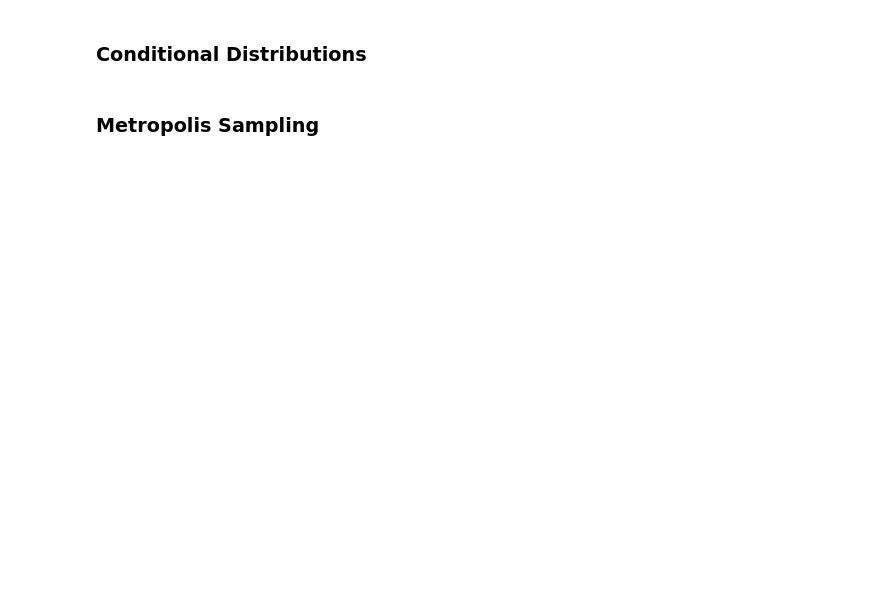
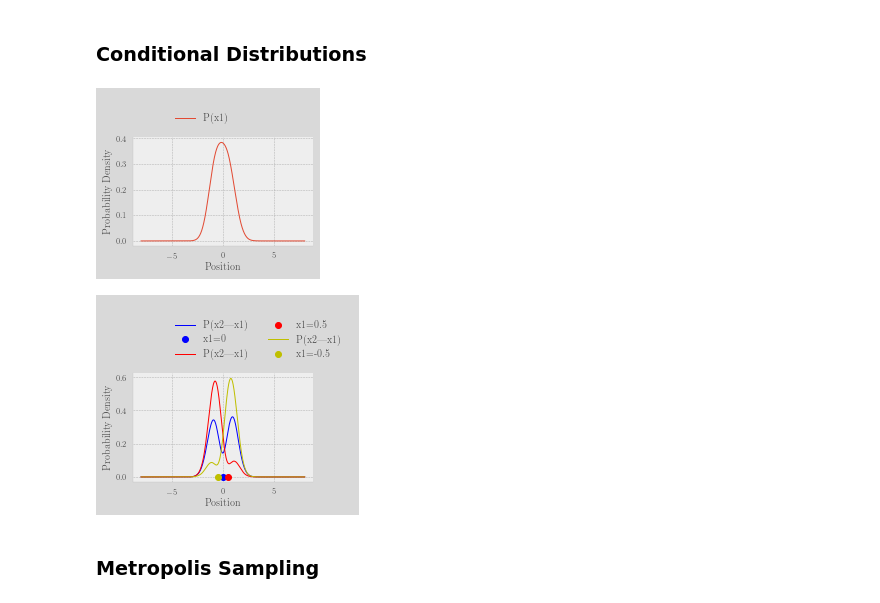
Before and after one commit to KristianWold/FYS4411, a Jupyter notebook: Project2/notebooks/Autoregressive RNN Bosons.ipynb, the cells around one changed output. Drawn from its saved outputs; the diff is of its cells as text; code cells hidden in the pictures; blank space fills up the shorter version.

```diff
--- a/Project2/notebooks/Autoregressive RNN Bosons.ipynb
+++ b/Project2/notebooks/Autoregressive RNN Bosons.ipynb
@@ -527,44 +544,51 @@ dx = x[1] - x[0]
 x = tf.convert_to_tensor(x, dtype=tf.dtypes.float64)
 system.Ansatz.hidden_reset(N)
 P1 = system.Ansatz(x).numpy()**2
 P1 = P1/(dx*np.sum(P1))
 
 
 x_a = 0
 system.Ansatz.rnn_forward(x_a*tf.ones((N,1), dtype=tf.dtypes.float64))
 P2_a = system.Ansatz(x).numpy()**2
 P2_a = P2_a/(dx*np.sum(P2_a))
 
 system.Ansatz.hidden_reset(N)
 x_b = 0.5
 system.Ansatz.rnn_forward(x_b*tf.ones((N,1), dtype=tf.dtypes.float64))
 P2_b = system.Ansatz(x).numpy()**2
 P2_b = P2_b/(dx*np.sum(P2_b))
 
 system.Ansatz.hidden_reset(N)
 x_c = -0.5
 system.Ansatz.rnn_forward(x_c*tf.ones((N,1), dtype=tf.dtypes.float64))
 P2_c = system.Ansatz(x).numpy()**2
 P2_c = P2_c/(dx*np.sum(P2_c))
 
-plt.plot(x, P1)
-plt.xlabel("x1")
+
+fig = plt.figure()
+plt.plot(x, P1, label = "P(x1)")
+plt.xlabel("Position")
 plt.ylabel("Probability Density")
-plt.legend(["P(x1)"])
 plt.grid()
+saveto(fig, "many_part_con1", ncol=2)
 plt.show()
 
-plt.plot(x, P2_a, "b")
-plt.plot(x_a, 0, "bo")
-plt.plot(x, P2_b, "r")
-plt.plot(x_b, 0, "ro")
-plt.plot(x, P2_c, "y")
-plt.plot(x_c, 0, "yo")
-plt.xlabel("x2")
+
+fig = plt.figure()
+plt.plot(x, P2_a, "b", label = "P(x2|x1)")
+plt.plot(x_a, 0, "bo", label = "x1=0")
+plt.plot(x, P2_b, "r", label = "P(x2|x1)")
+plt.plot(x_b, 0, "ro", label = "x1=0.5")
+plt.plot(x, P2_c, "y", label = "P(x2|x1)")
+plt.plot(x_c, 0, "yo", label = "x1=-0.5")
+plt.xlabel("Position")
 plt.ylabel("Probability Density")
-plt.legend(["P(x2|x1)", "x1=0", "P(x2|x1)", "x1=0.5", "P(x2|x1)", "x1=-0.5"])
 plt.grid()
+saveto(fig, "many_part_con2", ncol=2)
 plt.show()
+# %% [output]
+[figure, added]
+[figure, added]
 # %% [markdown]
 ### Metropolis Sampling
 # %%
```
Also changed, not shown: parts of 15 cells of this notebook, 10 other files.
